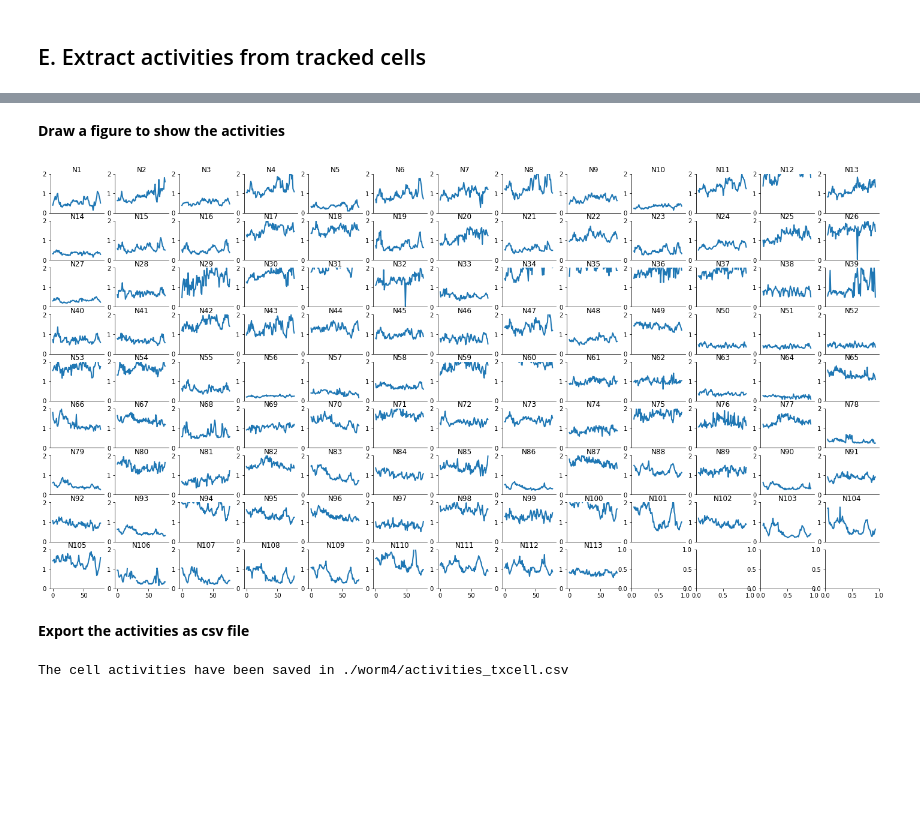
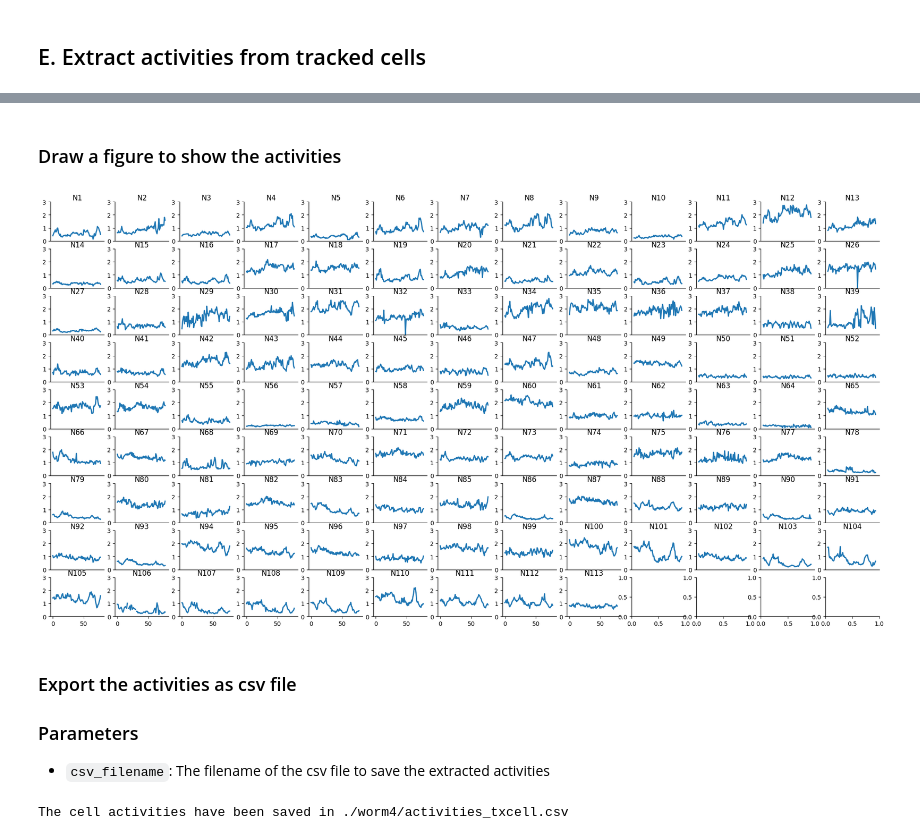
Before and after one commit to WenChentao/3DeeCellTracker, a Jupyter notebook: Examples/use_stardist/track_worm4_stardist_ensemble_mode.ipynb, the cells around one changed output, grey strips where cells are left out. Cells and saved outputs as stored; diff of their text form; code cells hidden in the pictures; blank space fills up the shorter version.

```diff
--- a/Examples/use_stardist/track_worm4_stardist_ensemble_mode.ipynb
+++ b/Examples/use_stardist/track_worm4_stardist_ensemble_mode.ipynb
@@ -199,11 +270,14 @@ Warning: Segmentation has been stopped since images at t=78 cannot be loaded!
 Warning: skip volume 78!
 t=80...
 # %% [markdown]
-**Draw a figure to show the activities**
+### Draw a figure to show the activities
 # %%
-draw_signals(activities, ylim_lower=0, ylim_upper=2, figsize=(20, 10))
+draw_signals(activities, ylim_lower=0, ylim_upper=3, figsize=(20, 10))
 # %% [output]
-[figure, old version]
+[figure, new version]
 # %% [markdown]
-**Export the activities as csv file**
+### Export the activities as csv file
+
+### Parameters
+- `csv_filename`: The filename of the csv file to save the extracted activities
 # %%
```
Also changed, not shown: parts of 40 cells of this notebook, 1 other file.
